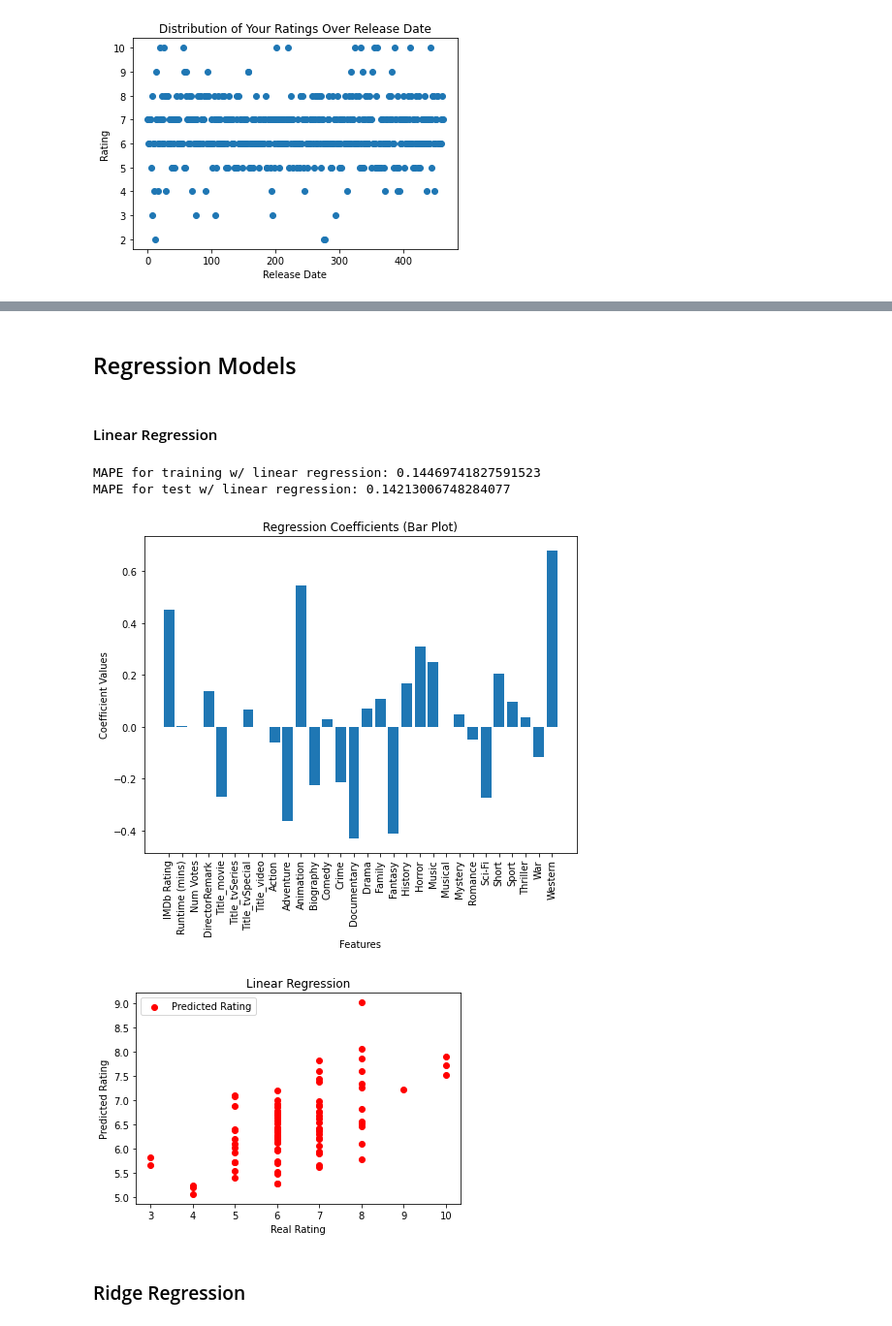
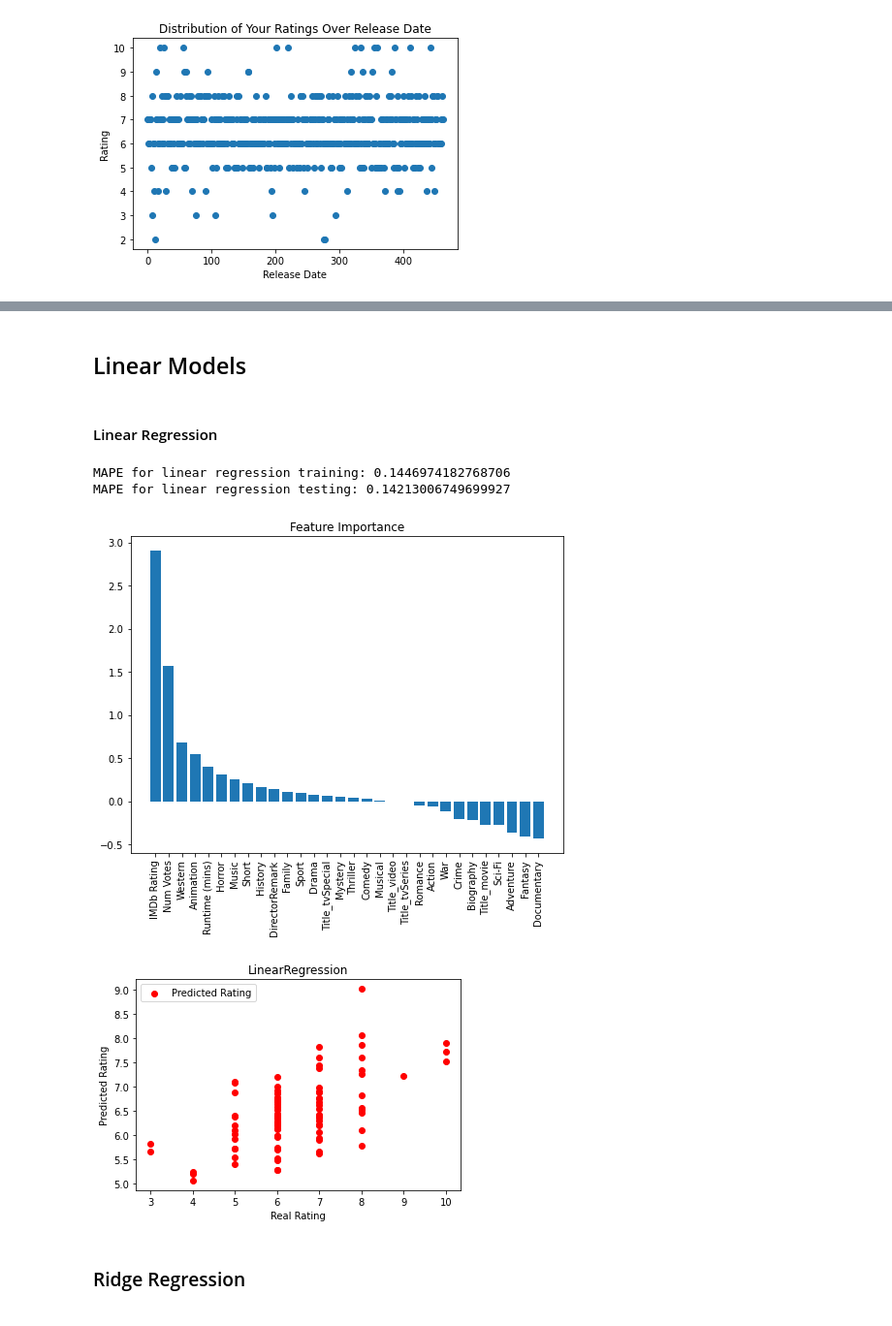
Before and after one commit to bthnsrts/ml-playground, a Jupyter notebook: Modelling.ipynb, the cells around one changed output, grey strips where cells are left out. Shown: that part at 97% size. Saved outputs shown, nothing was run; the diff lists cells and outputs as text; code cells hidden in the pictures.

Commit message:
models finished

```diff
--- a/Modelling.ipynb
+++ b/Modelling.ipynb
@@ -233,57 +241,74 @@ from sklearn.model_selection import train_test_split
 
 X_train, X_test, y_train, y_test = train_test_split(df.loc[:, df.columns != 'Your Rating'], df['Your Rating'], test_size=0.2, random_state=42)
 # %% [markdown]
-## Regression Models
+## Linear Models
+# %%
+X_train_copy = X_train.copy()
+X_test_copy = X_test.copy()
 # %%
 #### Choose features for regression models
 
 features = ['IMDb Rating','Runtime (mins)', 'Num Votes', 'DirectorRemark','Title_movie', 'Title_tvSeries', 'Title_tvSpecial', 'Title_video',  'Action', 'Adventure', 'Animation', 'Biography', 'Comedy', 'Crime', 'Documentary', 'Drama', 'Family', 'Fantasy', 'History', 'Horror', 'Music', 'Musical', 'Mystery',  'Romance', 'Sci-Fi', 'Short', 'Sport', 'Thriller', 'War', 'Western']
-X_train = X_train[features]
-X_test = X_test[features]
+X_train = X_train_copy[features]
+X_test = X_test_copy[features]
+# %%
+from sklearn.preprocessing import MinMaxScaler
+
+mmscaler = MinMaxScaler()
+X_train = pd.DataFrame(mmscaler.fit_transform(X_train), columns=X_train.columns)
+X_test = pd.DataFrame(mmscaler.transform(X_test), columns=X_test.columns)
 # %% [markdown]
 #### Linear Regression
 # %%
+from sklearn.model_selection import cross_val_score, KFold
+from sklearn.linear_model import LinearRegression
+from sklearn.metrics import mean_absolute_percentage_error
+
 def linear_regression(df, X_train, X_test, y_train, y_test):
     model = LinearRegression()
     scores = -cross_val_score(model, X_train, y_train, scoring='neg_mean_absolute_percentage_error', cv=5)
     mean_error = np.mean(scores)
     print("MAPE for linear regression training:", mean_error)
 
     model.fit(X_train, y_train)
     y_pred = model.predict(X_test)
     mape = mean_absolute_percentage_error(y_test, y_pred)
     print("MAPE for linear regression testing:", mape)
 
     return model
 
-def regression_report(model, X_train, X_test, y_test, y_pred, df):
-    coefficients = model.coef_
-    feature_names = X_train.columns  # Replace with your actual feature names
+def regression_report(model, X_train, X_test, y_test, df):
+
+   # Print the feature importance
+    importances = model.coef_
+    feature_names = X_train.columns
+    indices = np.argsort(importances)[::-1]
+    names = [feature_names[i] for i in indices]
+    plt.figure(figsize=(8, 6))
+    plt.title("Feature Importance")
+    plt.bar(range(X_train.shape[1]), importances[indices])
+    plt.xticks(range(X_train.shape[1]), names, rotation=90)
+    plt.show()
+
+    # Print the prediction accuracy
     y_pred = model.predict(X_test)
-    # Plot the regression coefficients as a bar plot
-    plt.figure(figsize=(8, 6))
-    plt.bar(feature_names, coefficients)
-    plt.xlabel('Features')
-    plt.ylabel('Coefficient Values')
-    plt.title('Regression Coefficients (Bar Plot)')
-    plt.xticks(rotation=90)
-    plt.show()
     plt.scatter(y_test, y_pred, color='red', label='Predicted Rating')
     plt.xlabel('Real Rating')
     plt.ylabel('Predicted Rating')
-    plt.title('Linear Regression')
+    plt.title(model.__class__.__name__)
     plt.legend()
     plt.show()
 
 
+
 model = linear_regression(df, X_train, X_test, y_train, y_test)
-df['Prediction_LinearReg'] = model.predict(df[features])
-regression_report(model, X_train, X_test, y_test, y_pred, df)
+df['Prediction_LinearReg'] = model.predict(mmscaler.transform(df[features]))
+regression_report(model, X_train, X_test, y_test, df)
 # %% [output]
-MAPE for training w/ linear regression: 0.14469741827591523
-MAPE for test w/ linear regression: 0.14213006748284077
+MAPE for linear regression training: 0.1446974182768706
+MAPE for linear regression testing: 0.14213006749699927
-[figure, old version]
+[figure, new version]
-[figure, old version]
+[figure, new version]
 # %% [markdown]
 ### Ridge Regression
 # %%
```
Also changed, not shown: parts of 14 cells of this notebook.
